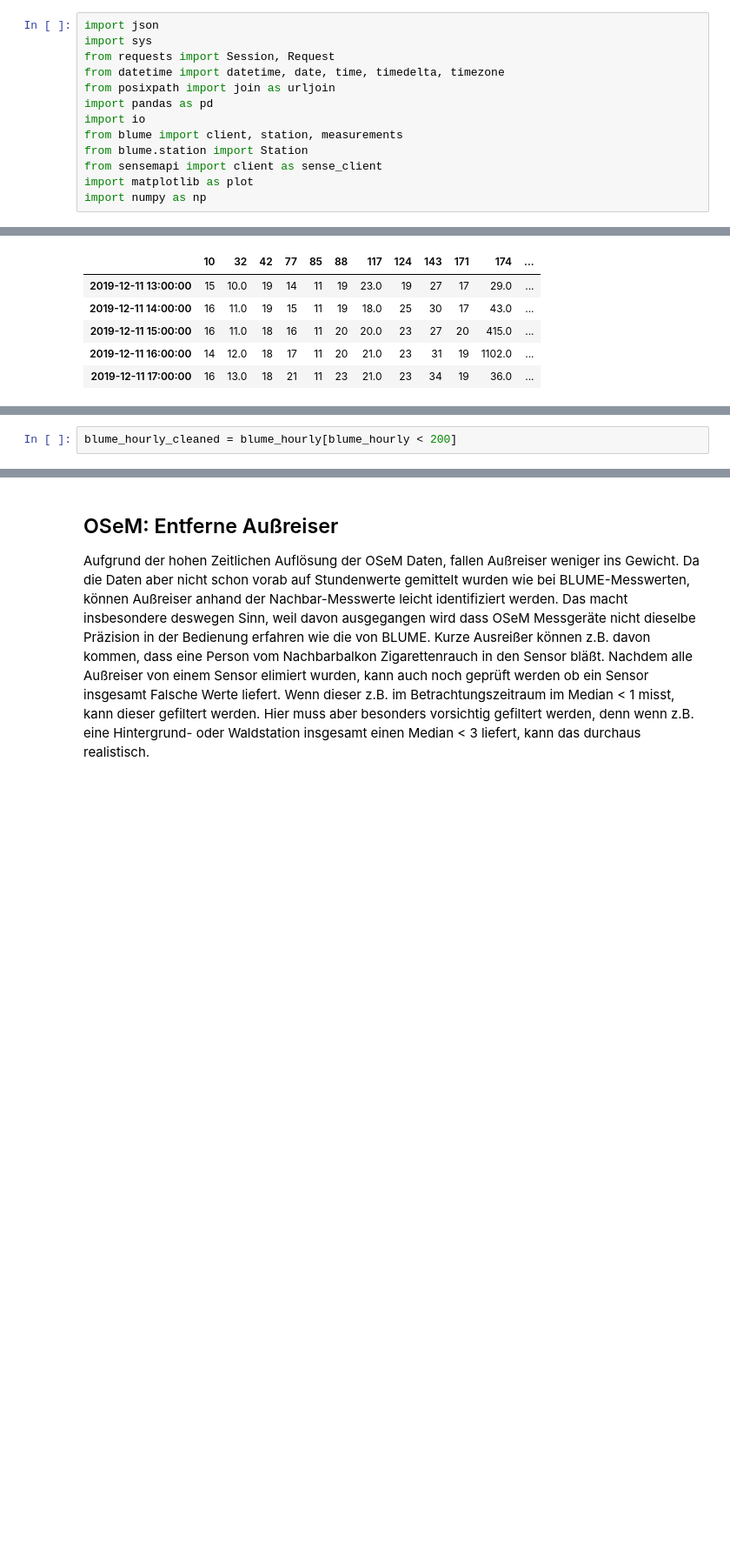
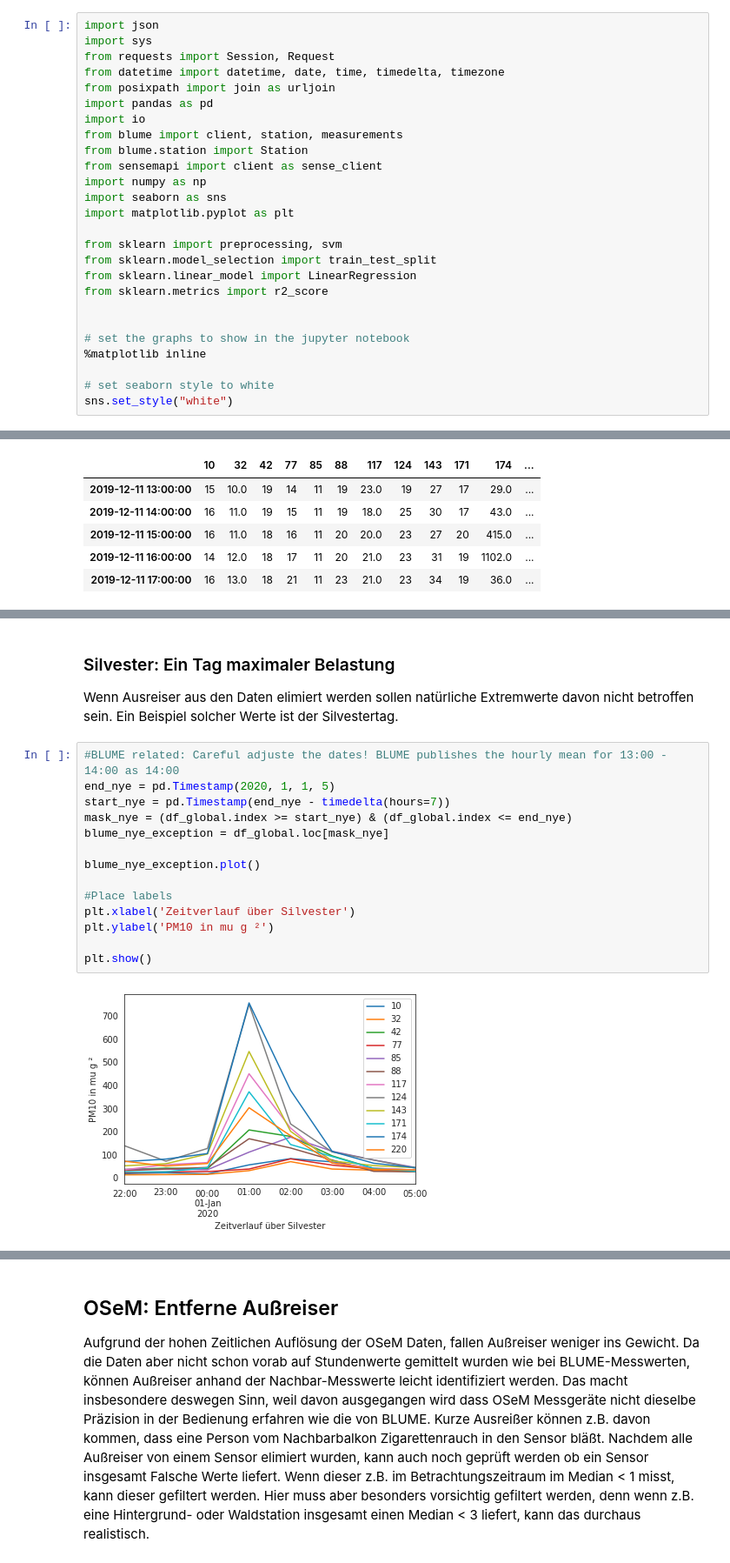
Before and after one commit to Butanding/Bachlor-Thesis, a Jupyter notebook: Code/Bachelorarbeit.ipynb, the cells around one changed output, grey strips where cells are left out. Shown: that part at 87% size. Saved outputs shown, nothing was run; the diff lists cells and outputs as text; blank space fills up the shorter version.

Commit message:
Work on Bachelorarbeit Notebook until Linear Regression

```diff
--- a/Code/Bachelorarbeit.ipynb
+++ b/Code/Bachelorarbeit.ipynb
@@ -9,5 +9,18 @@ import io
 from blume import client, station, measurements
 from blume.station import Station
 from sensemapi import client as sense_client
-import matplotlib as plot
 import numpy as np
+import seaborn as sns
+import matplotlib.pyplot as plt
+
+from sklearn import preprocessing, svm
+from sklearn.model_selection import train_test_split
+from sklearn.linear_model import LinearRegression
+from sklearn.metrics import r2_score
+
+
+# set the graphs to show in the jupyter notebook
+%matplotlib inline
+
+# set seaborn style to white
+sns.set_style("white")
@@ -250,2 +259,19 @@ Wenn aber einzelne Messwerte deutlich über 200 Liegen, ist davon auszugehen, da
-# %%
-blume_hourly_cleaned = blume_hourly[blume_hourly < 200]
+# %% [markdown]
+### Silvester: Ein Tag maximaler Belastung
+Wenn Ausreiser aus den Daten elimiert werden sollen natürliche Extremwerte davon nicht betroffen sein. Ein Beispiel solcher Werte ist der Silvestertag.
+# %%
+#BLUME related: Careful adjuste the dates! BLUME publishes the hourly mean for 13:00 - 14:00 as 14:00
+end_nye = pd.Timestamp(2020, 1, 1, 5)
+start_nye = pd.Timestamp(end_nye - timedelta(hours=7))
+mask_nye = (df_global.index >= start_nye) & (df_global.index <= end_nye)
+blume_nye_exception = df_global.loc[mask_nye]
+
+blume_nye_exception.plot()
+
+#Place labels
+plt.xlabel('Zeitverlauf über Silvester')
+plt.ylabel('PM10 in mu g ²')
+
+plt.show()
+# %% [output]
+[figure, added]
```
Also changed, not shown: parts of 42 cells of this notebook, 13 other files.
